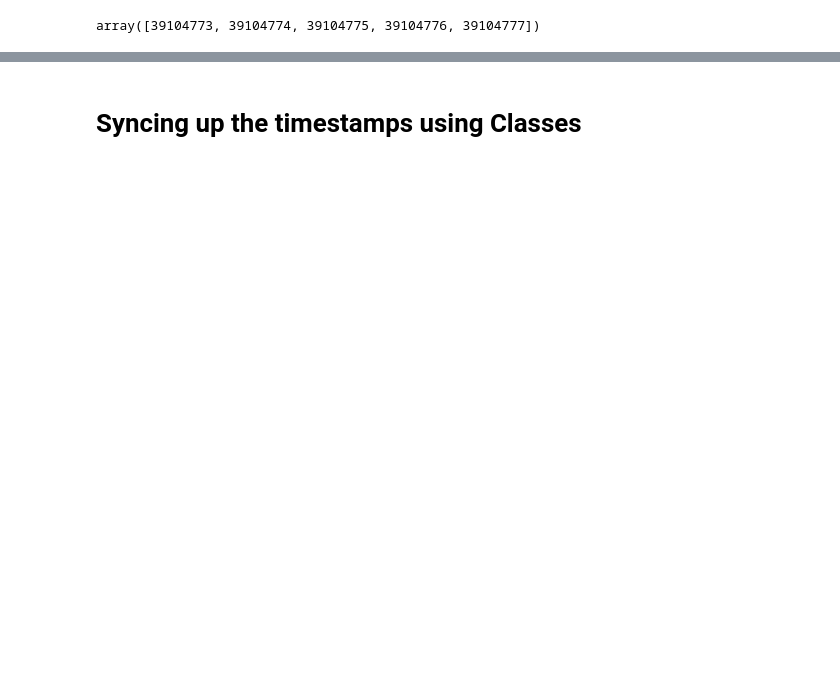
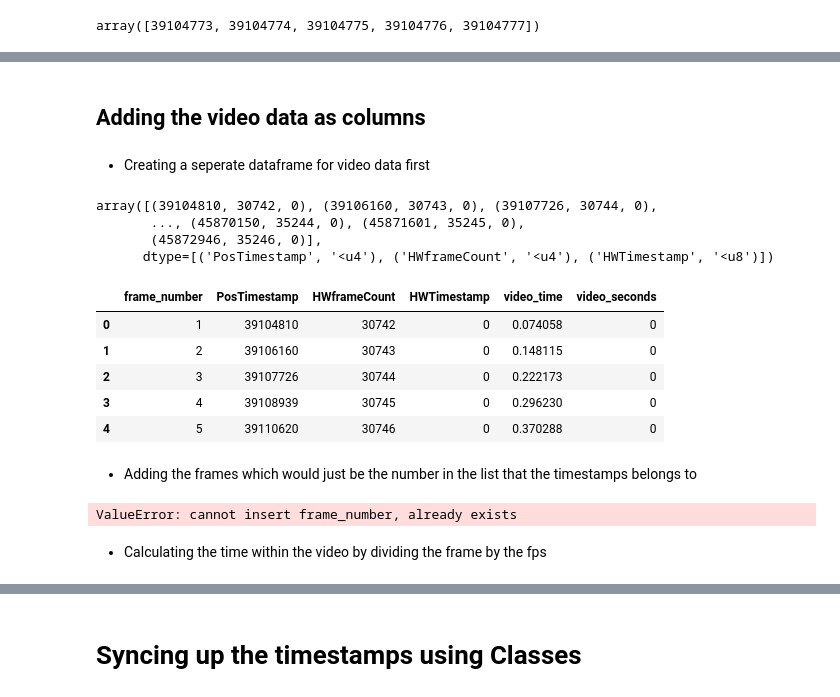
Before and after one commit to padillacoreanolab/spike_gadgets_repo, a Jupyter notebook: results/2022_09_13_timestamp_syncing/time_stamp_syncing.ipynb, the cells around one changed output, grey strips where cells are left out. Drawn from its saved outputs; the diff is of its cells as text; code cells hidden in the pictures; blank space fills up the shorter version.

```diff
--- a/results/2022_09_13_timestamp_syncing/time_stamp_syncing.ipynb
+++ b/results/2022_09_13_timestamp_syncing/time_stamp_syncing.ipynb
@@ -803,0 +724,11 @@ KeyError: 'PosTimeStamp'
+# %% [markdown]
+## Adding the video data as columns
+# %% [markdown]
+- Creating a seperate dataframe for video data first
+# %%
+video_time_stamp_dict["data"]
+# %% [output]
+array([(39104810, 30742, 0), (39106160, 30743, 0), (39107726, 30744, 0),
+       ..., (45870150, 35244, 0), (45871601, 35245, 0),
+       (45872946, 35246, 0)],
+      dtype=[('PosTimestamp', '<u4'), ('HWframeCount', '<u4'), ('HWTimestamp', '<u8')])
@@ -803,0 +737,17 @@ KeyError: 'PosTimeStamp'
+# %%
+video_dataframe.head()
+# %% [output]
+|  | frame_number | PosTimestamp | HWframeCount | HWTimestamp | video_time | video_seconds |
+| 0 | 1 | 39104810 | 30742 | 0 | 0.074058 | 0 |
+| 1 | 2 | 39106160 | 30743 | 0 | 0.148115 | 0 |
+| 2 | 3 | 39107726 | 30744 | 0 | 0.222173 | 0 |
+| 3 | 4 | 39108939 | 30745 | 0 | 0.296230 | 0 |
+| 4 | 5 | 39110620 | 30746 | 0 | 0.370288 | 0 |
+# %% [markdown]
+- Adding the frames which would just be the number in the list that the timestamps belongs to
+# %%
+video_dataframe.insert(0, 'frame_number', range(1, 1 + len(video_dataframe)))
+# %% [output]
+ValueError: cannot insert frame_number, already exists
+# %% [markdown]
+- Calculating the time within the video by dividing the frame by the fps
```
Also changed, not shown: parts of 91 cells of this notebook.
